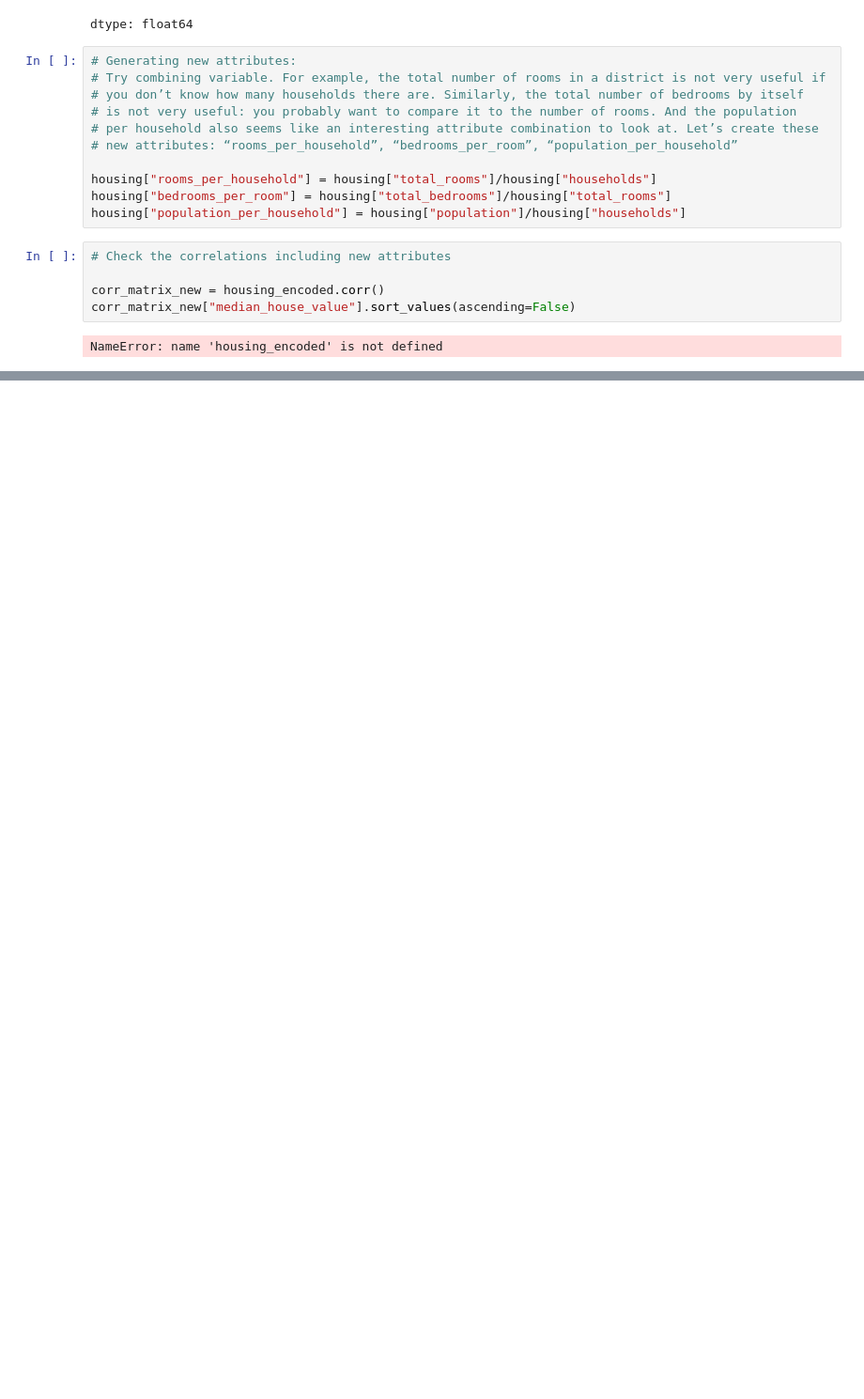
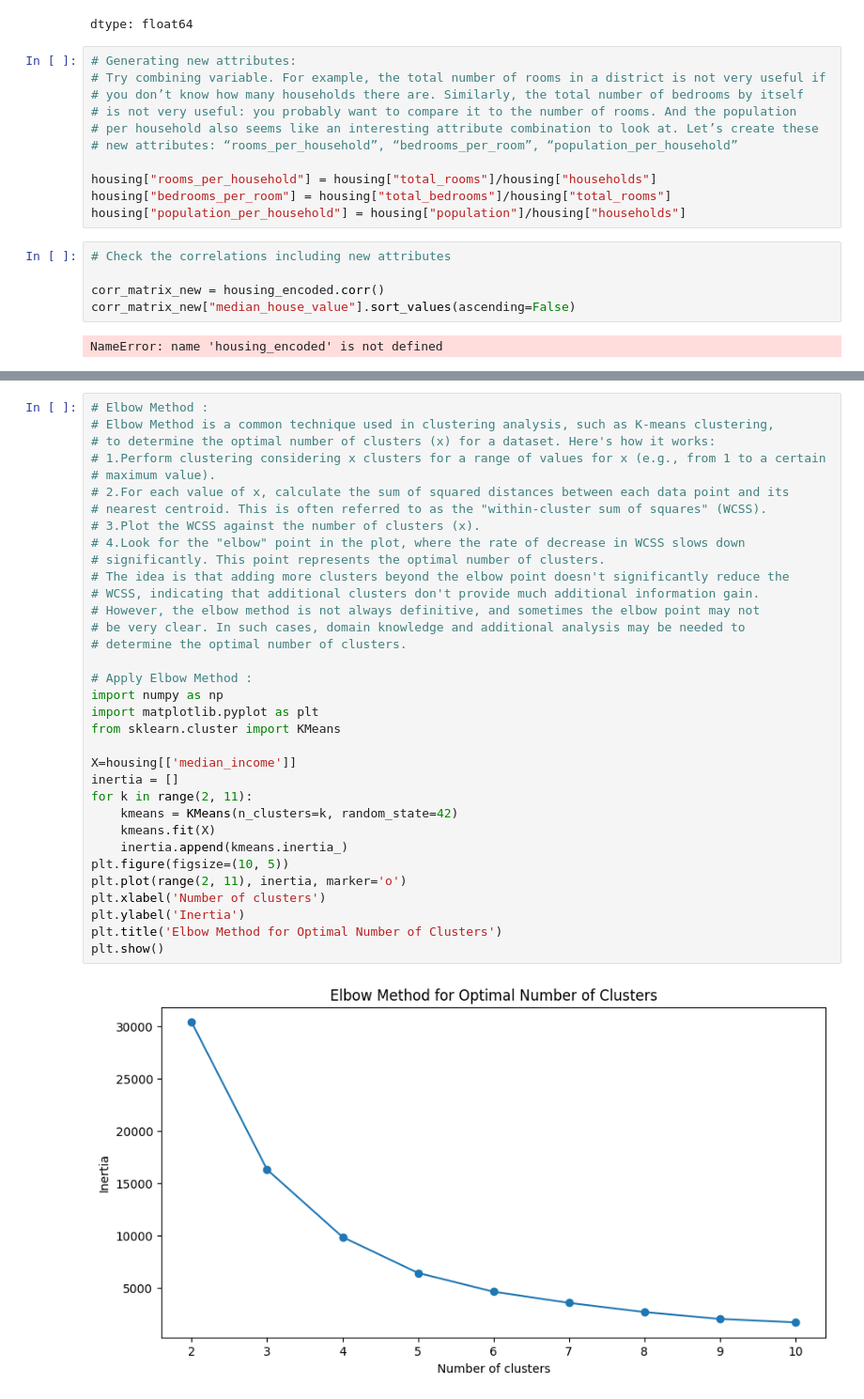
Before and after one commit to KevinYih/BigDataDemo, a Jupyter notebook: HousingPriceInCalifornia.ipynb, the cells around one changed output, grey strips where cells are left out. Shown at 94% size. Cells and saved outputs as stored; diff of their text form; blank space fills up the shorter version.

```diff
--- a/HousingPriceInCalifornia.ipynb
+++ b/HousingPriceInCalifornia.ipynb
@@ -215,0 +224,36 @@ NameError: name 'housing_encoded' is not defined
+# %%
+# Elbow Method :
+# Elbow Method is a common technique used in clustering analysis, such as K-means clustering,
+# to determine the optimal number of clusters (x) for a dataset. Here's how it works:
+# 1.Perform clustering considering x clusters for a range of values for x (e.g., from 1 to a certain
+# maximum value).
+# 2.For each value of x, calculate the sum of squared distances between each data point and its
+# nearest centroid. This is often referred to as the "within-cluster sum of squares" (WCSS).
+# 3.Plot the WCSS against the number of clusters (x).
+# 4.Look for the "elbow" point in the plot, where the rate of decrease in WCSS slows down
+# significantly. This point represents the optimal number of clusters.
+# The idea is that adding more clusters beyond the elbow point doesn't significantly reduce the
+# WCSS, indicating that additional clusters don't provide much additional information gain.
+# However, the elbow method is not always definitive, and sometimes the elbow point may not
+# be very clear. In such cases, domain knowledge and additional analysis may be needed to
+# determine the optimal number of clusters.
+
+# Apply Elbow Method :
+import numpy as np
+import matplotlib.pyplot as plt
+from sklearn.cluster import KMeans
+
+X=housing[['median_income']]
+inertia = []
+for k in range(2, 11):
+    kmeans = KMeans(n_clusters=k, random_state=42)
+    kmeans.fit(X)
+    inertia.append(kmeans.inertia_)
+plt.figure(figsize=(10, 5))
+plt.plot(range(2, 11), inertia, marker='o')
+plt.xlabel('Number of clusters')
+plt.ylabel('Inertia')
+plt.title('Elbow Method for Optimal Number of Clusters')
+plt.show()
+# %% [output]
+[figure, added]
```
Also changed, not shown: parts of 8 cells of this notebook.
